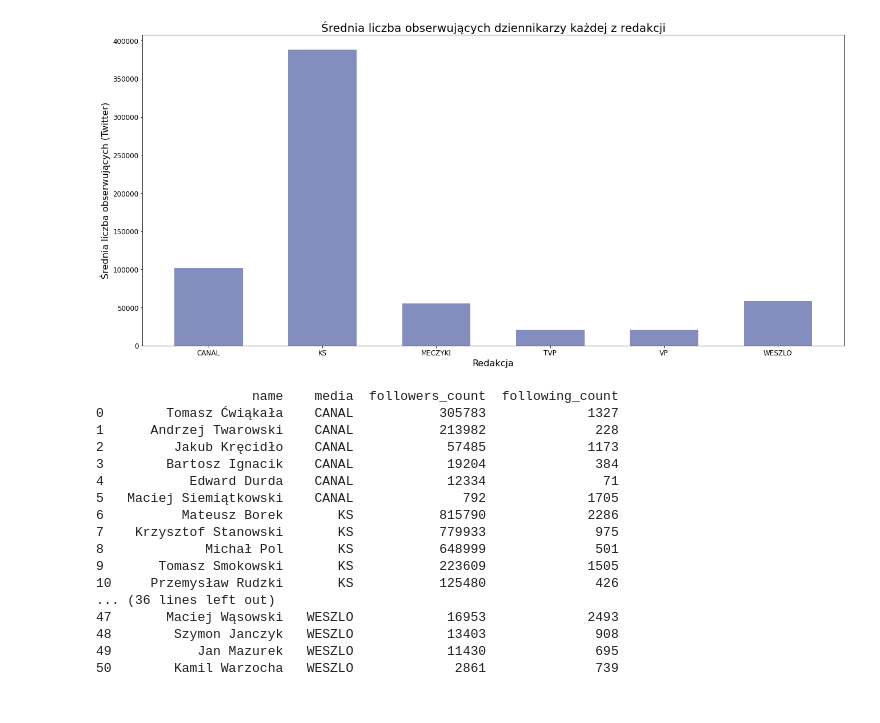
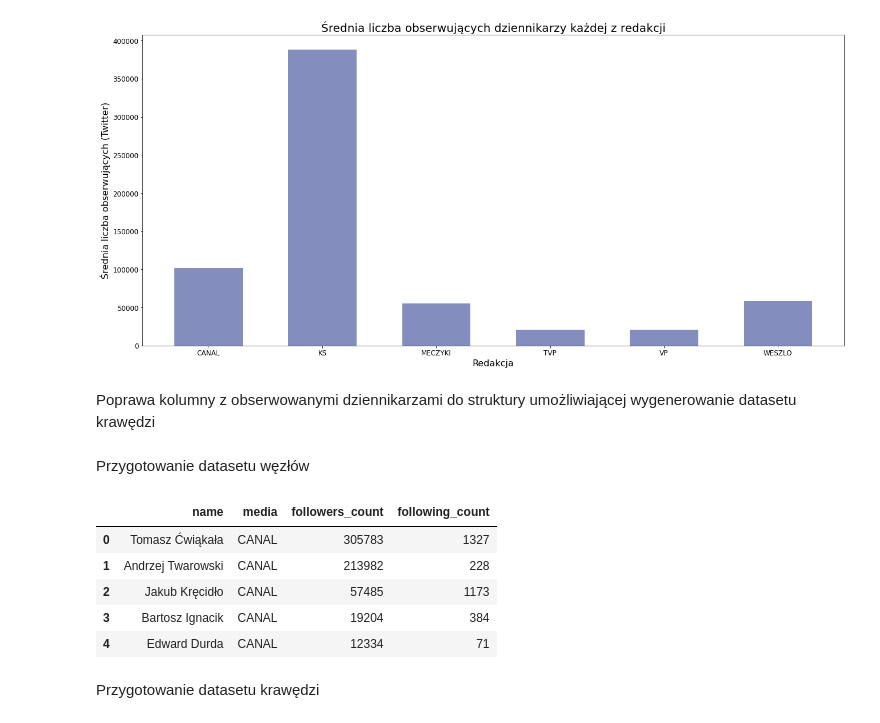
Before and after one commit to bart-kra/Python, a Jupyter notebook: tw_sport_journalists.ipynb, the cells around one changed output. Cells and saved outputs as stored; diff of their text form; code cells hidden in the pictures.

```diff
--- a/tw_sport_journalists.ipynb
+++ b/tw_sport_journalists.ipynb
@@ -144,6 +168,8 @@ plt.title('Średnia liczba obserwujących dziennikarzy każdej z redakcji', font
 plt.show()
 # %% [output]
 [figure]
+# %% [markdown]
+Poprawa kolumny z obserwowanymi dziennikarzami do struktury umożliwiającej wygenerowanie datasetu krawędzi
 # %%
 def to_list(df):
   def to_list2(following1):
@@ -156,27 +182,20 @@ def to_list(df):
   return df
 
 df = to_list(df)
+# %% [markdown]
+Przygotowanie datasetu węzłów
 # %%
 df_nl = df[['name', 'media', 'followers_count', 'following_count']]
-print(df_nl)
+df_nl.head()
 # %% [output]
-                    name    media  followers_count  following_count
-0        Tomasz Ćwiąkała    CANAL           305783             1327
-1      Andrzej Twarowski    CANAL           213982              228
-2         Jakub Kręcidło    CANAL            57485             1173
-3        Bartosz Ignacik    CANAL            19204              384
-4           Edward Durda    CANAL            12334               71
-5   Maciej Siemiątkowski    CANAL              792             1705
-6          Mateusz Borek       KS           815790             2286
-7    Krzysztof Stanowski       KS           779933              975
-8             Michał Pol       KS           648999              501
-9       Tomasz Smokowski       KS           223609             1505
-10     Przemysław Rudzki       KS           125480              426
-... (36 lines left out)
-47       Maciej Wąsowski   WESZLO            16953             2493
-48        Szymon Janczyk   WESZLO            13403              908
-49           Jan Mazurek   WESZLO            11430              695
-50        Kamil Warzocha   WESZLO             2861              739
+|  | name | media | followers_count | following_count |
+| 0 | Tomasz Ćwiąkała | CANAL | 305783 | 1327 |
+| 1 | Andrzej Twarowski | CANAL | 213982 | 228 |
+| 2 | Jakub Kręcidło | CANAL | 57485 | 1173 |
+| 3 | Bartosz Ignacik | CANAL | 19204 | 384 |
+| 4 | Edward Durda | CANAL | 12334 | 71 |
+# %% [markdown]
+Przygotowanie datasetu krawędzi
 # %%
 df_el = pd.DataFrame(columns = ['id1', 'id2', 'weight'])
 
```
Also changed, not shown: parts of 21 cells of this notebook.
